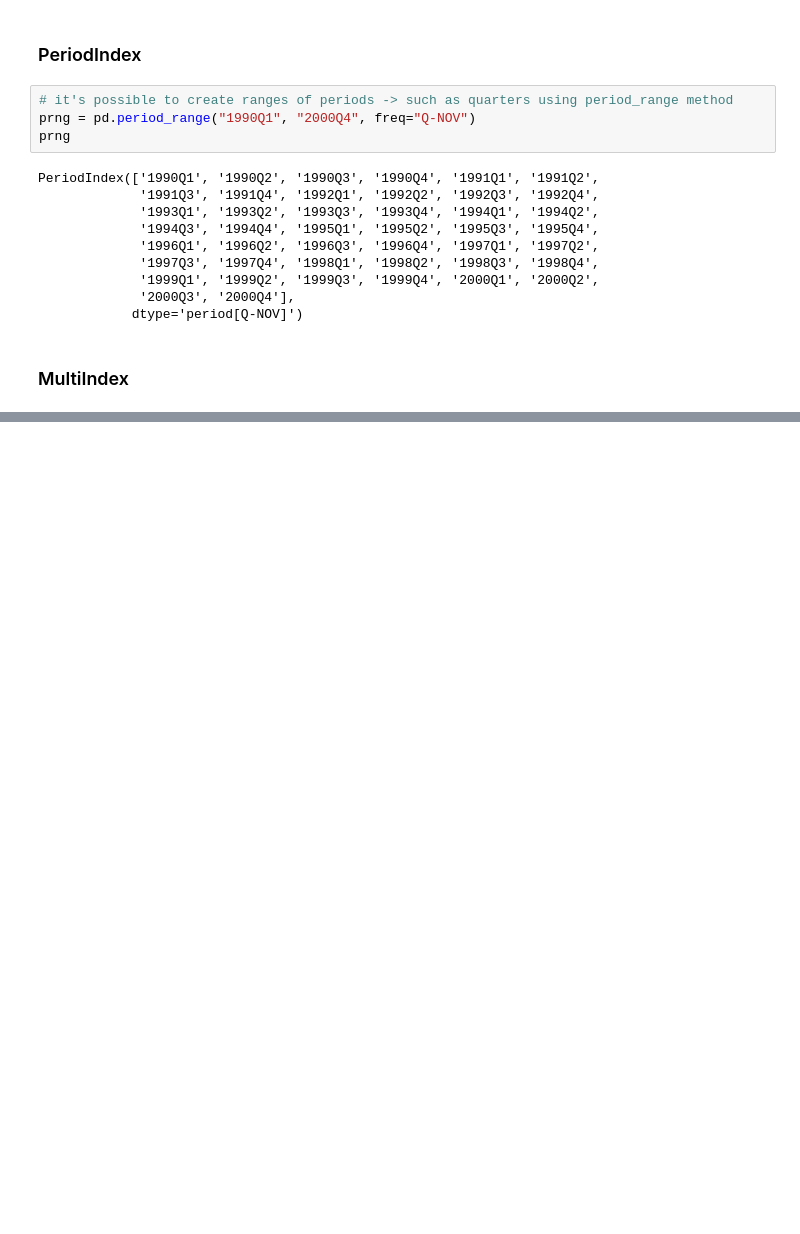
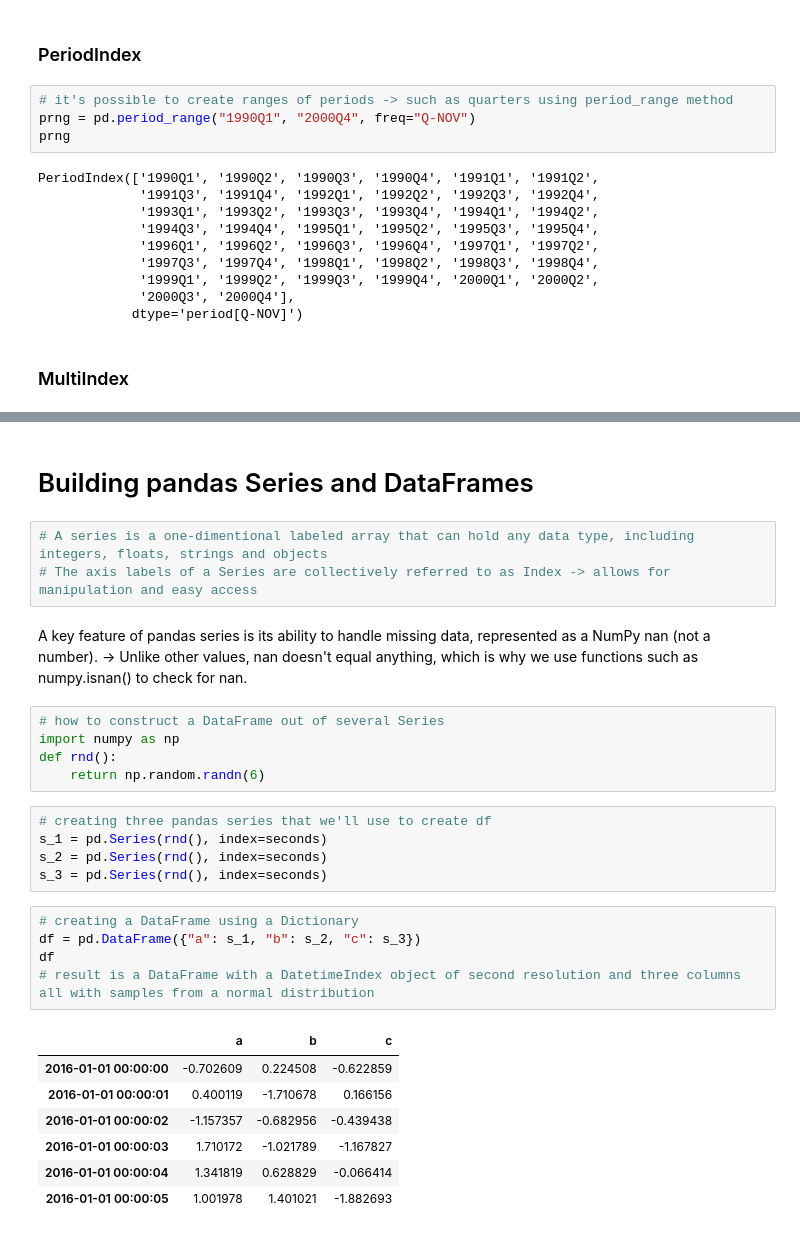
Before and after one commit to MichalPoleszczuk/Books, a Jupyter notebook: Python_for_Algorithmic_Trading_Cookbook/Chapter2/Notes_to_Chapter2.ipynb, the cells around one changed output, grey strips where cells are left out. Drawn from its saved outputs; the diff is of its cells as text; blank space fills up the shorter version.

```diff
--- a/Python_for_Algorithmic_Trading_Cookbook/Chapter2/Notes_to_Chapter2.ipynb
+++ b/Python_for_Algorithmic_Trading_Cookbook/Chapter2/Notes_to_Chapter2.ipynb
@@ -82,0 +173,31 @@ midx = pd.MultiIndex.from_tuples(tuples, names=("date","symbol"))
+# %% [markdown]
+# Building pandas Series and DataFrames
+# %%
+# A series is a one-dimentional labeled array that can hold any data type, including integers, floats, strings and objects
+# The axis labels of a Series are collectively referred to as Index -> allows for manipulation and easy access
+# %% [markdown]
+A key feature of pandas series is its ability to handle missing data, represented as a NumPy nan (not a number).
+ -> Unlike other values, nan doesn't equal anything, which is why we use functions such as numpy.isnan() to check for nan.
+# %%
+# how to construct a DataFrame out of several Series
+import numpy as np
+def rnd():
+    return np.random.randn(6)
+# %%
+# creating three pandas series that we'll use to create df
+s_1 = pd.Series(rnd(), index=seconds)
+s_2 = pd.Series(rnd(), index=seconds)
+s_3 = pd.Series(rnd(), index=seconds)
+# %%
+# creating a DataFrame using a Dictionary
+df = pd.DataFrame({"a": s_1, "b": s_2, "c": s_3})
+df
+# result is a DataFrame with a DatetimeIndex object of second resolution and three columns all with samples from a normal distribution
+# %% [output]
+|  | a | b | c |
+| 2016-01-01 00:00:00 | -0.702609 | 0.224508 | -0.622859 |
+| 2016-01-01 00:00:01 | 0.400119 | -1.710678 | 0.166156 |
+| 2016-01-01 00:00:02 | -1.157357 | -0.682956 | -0.439438 |
+| 2016-01-01 00:00:03 | 1.710172 | -1.021789 | -1.167827 |
+| 2016-01-01 00:00:04 | 1.341819 | 0.628829 | -0.066414 |
+| 2016-01-01 00:00:05 | 1.001978 | 1.401021 | -1.882693 |
```
Also changed, not shown: parts of 24 cells of this notebook.
